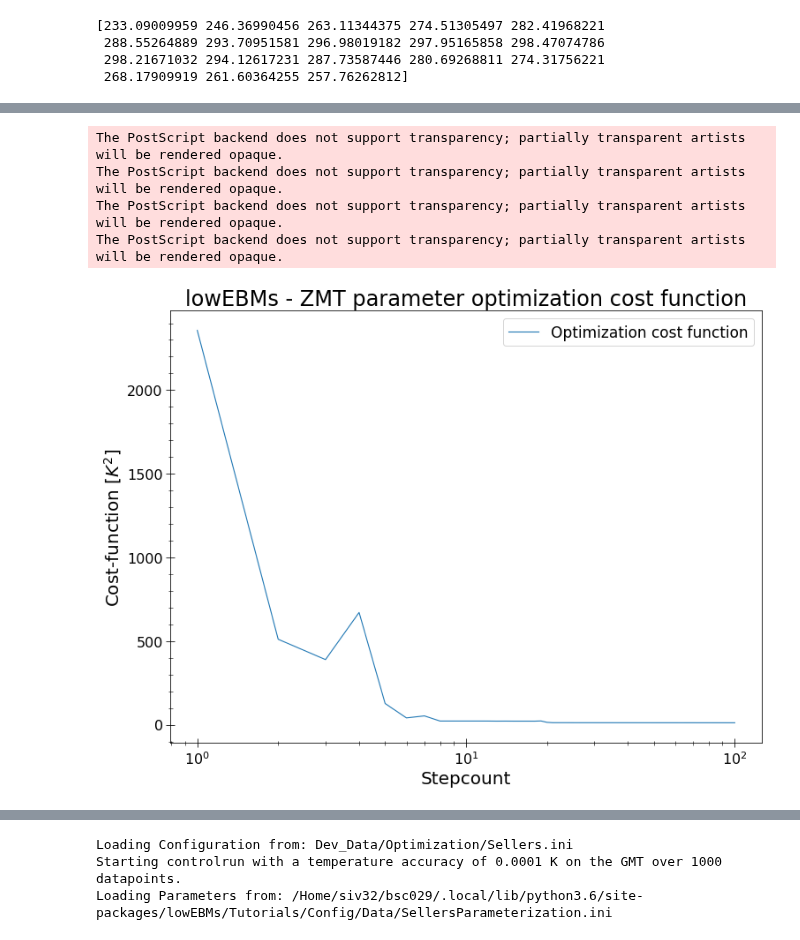
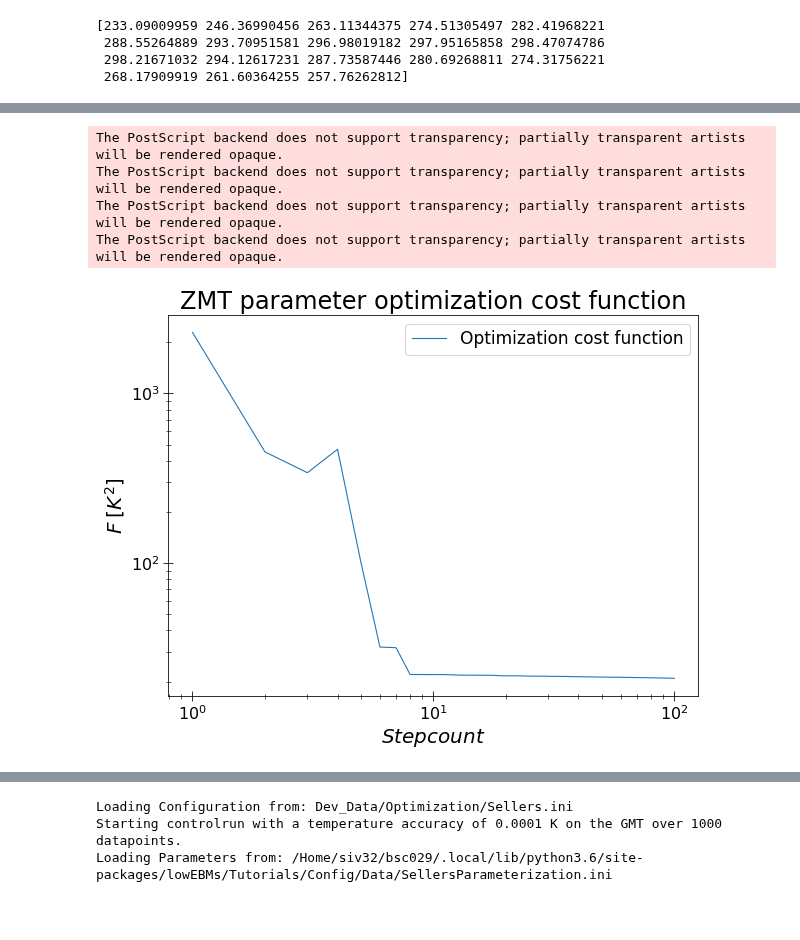
Before and after one commit to BenniSchmiedel/Low-dimensional-EBMs, a Jupyter notebook: Development_OptimizationZMTTarget.ipynb, the cells around one changed output, grey strips where cells are left out. Drawn from its saved outputs; the diff is of its cells as text; code cells hidden in the pictures; blank space fills up the shorter version.

```diff
--- a/Development_OptimizationZMTTarget.ipynb
+++ b/Development_OptimizationZMTTarget.ipynb
@@ -211,7 +211,7 @@ Pmax=np.array([150*4.2e6,250,3.3,1.3,1.3,1.3])"""
 #Pmax=np.full(18,50)
 #Pmin=np.full(18,-50)
 P_pert_ratio=1/10000
-precision=1e-6
+precision=1e-5
 maxlength=int(100)
 targetmode='ZMT'
 target=ZMT_10
@@ -333,18 +329,18 @@ ValueError: x and y must have same first dimension, but have shapes (13, 18) and
 [figure]
 # %%
-plt.figure(figsize=(12,9))
+plt.figure(figsize=(9.5,7))
 plt.plot(np.arange(100)+1,F[:,0],label='Optimization cost function')
-#plt.yscale('log')
+plt.yscale('log')
 plt.xscale('log')
-plt.xlabel('Stepcount'),plt.ylabel('Cost-function [$K^2$]')
+plt.xlabel('$Stepcount$'),plt.ylabel('$F\; [K^2]$')
 #plt.figlegend((line2),['ERA-Target ZMT'],fontsize=17,bbox_to_anchor=(0.858,0.215))
 plt.legend(fontsize=17)
-plt.title('lowEBMs - ZMT parameter optimization cost function')
+plt.title('ZMT parameter optimization cost function')
 #plt.xlim(1808,1858)
-plt.savefig('Data/ZMT_Optimization_CostFunc.eps',format='EPS',bbox_inches='tight')
+plt.savefig('Data/ZMT_Optimization_F_log.eps',format='EPS',bbox_inches='tight')
 # %% [output]
 The PostScript backend does not support transparency; partially transparent artists will be rendered opaque.
 The PostScript backend does not support transparency; partially transparent artists will be rendered opaque.
 The PostScript backend does not support transparency; partially transparent artists will be rendered opaque.
 The PostScript backend does not support transparency; partially transparent artists will be rendered opaque.
-[figure, old version]
+[figure, new version]
```
Also changed, not shown: parts of 4 cells of this notebook, 5 other files.
